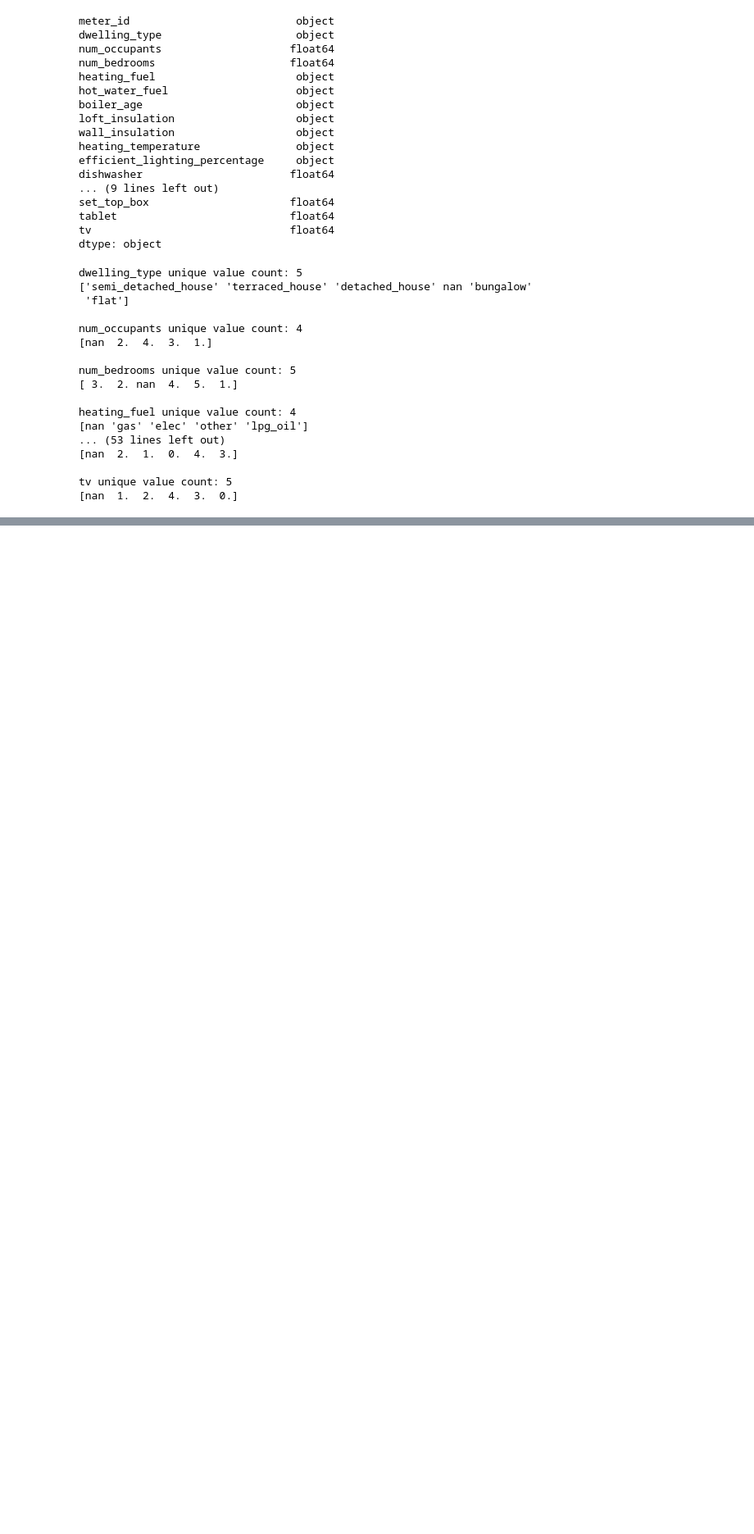
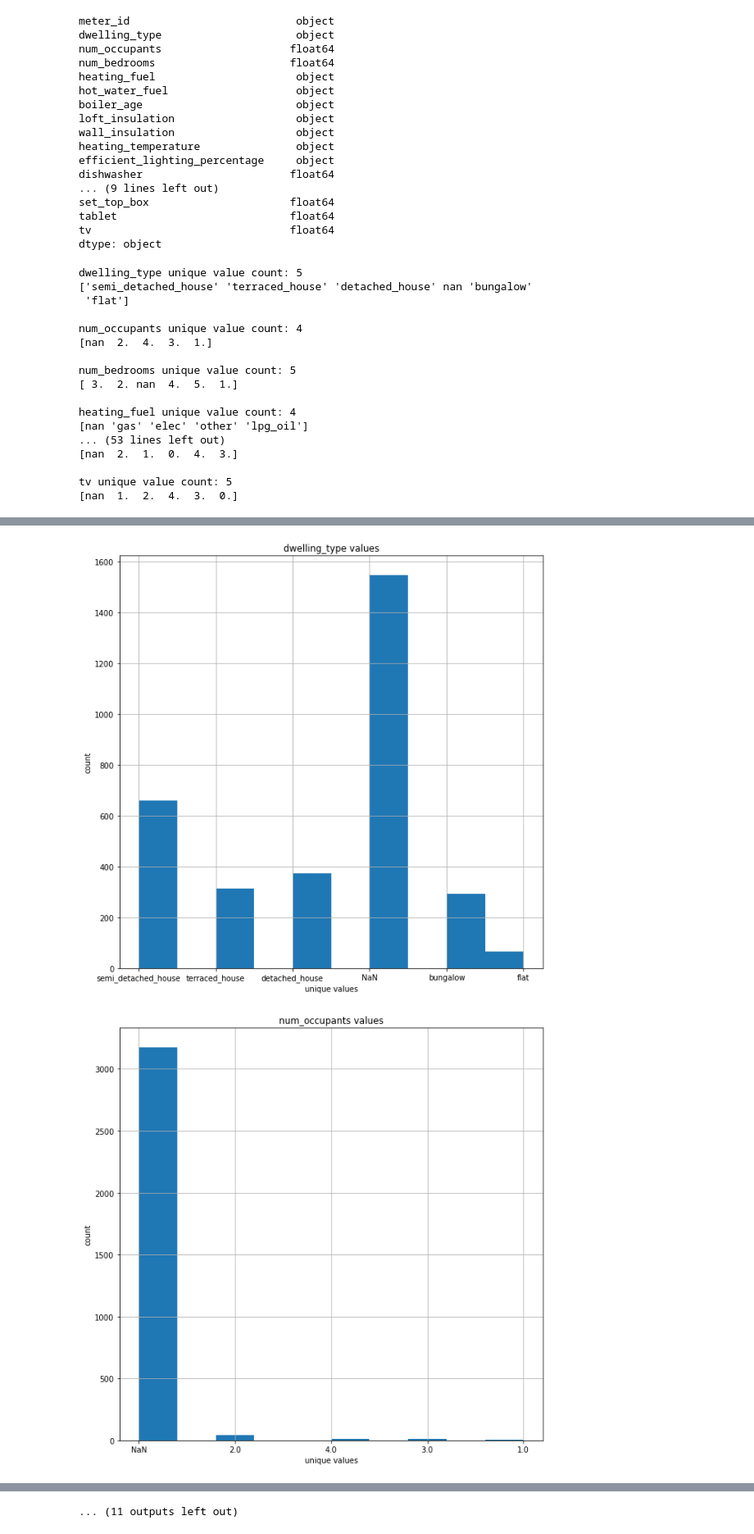
Before and after one commit to danielmusselwhite/UG_Dissertation_Energy_Forecasting, a Jupyter notebook: Src/Jupyter_Notebooks/1. EDA.ipynb, the cells around one changed output, grey strips where cells are left out. Shown at 82% size. Drawn from its saved outputs; the diff is of its cells as text; code cells hidden in the pictures; blank space fills up the shorter version.

Commit message:
Visualised the number of missing values in the addInfo dataset via histograms

```diff
--- a/Src/Jupyter_Notebooks/1. EDA.ipynb
+++ b/Src/Jupyter_Notebooks/1. EDA.ipynb
@@ -200,0 +212,18 @@ tv unique value count: 5
+# %%
+# plotting a histogram for each of the columns in the dataset
+for column in df_info_all_meters.drop(["meter_id"],axis=1).columns:
+    df_temp = df_info_all_meters[column].replace(np.nan,"NaN").apply(str)
+    ax = df_temp.hist(figsize=(10,10))
+    ax.set_xlabel("unique values")
+    ax.set_ylabel("count")
+    fig = ax.get_figure()
+    plt.title(column+" values")
+    plt.show(block=False)
+
+    if(os.path.exists(f"../EDA/plots/addInfo/{column}_hist.png")==False):
+        fig.savefig(f"../EDA/plots/addInfo/{column}_hist.png")
+
+    plt.close(fig)
+# %% [output]
+[figure, added]
+[figure, added]
@@ -200,0 +240 @@ tv unique value count: 5
+... (11 outputs left out)
```
Also changed, not shown: parts of 9 cells of this notebook, 24 other files.
